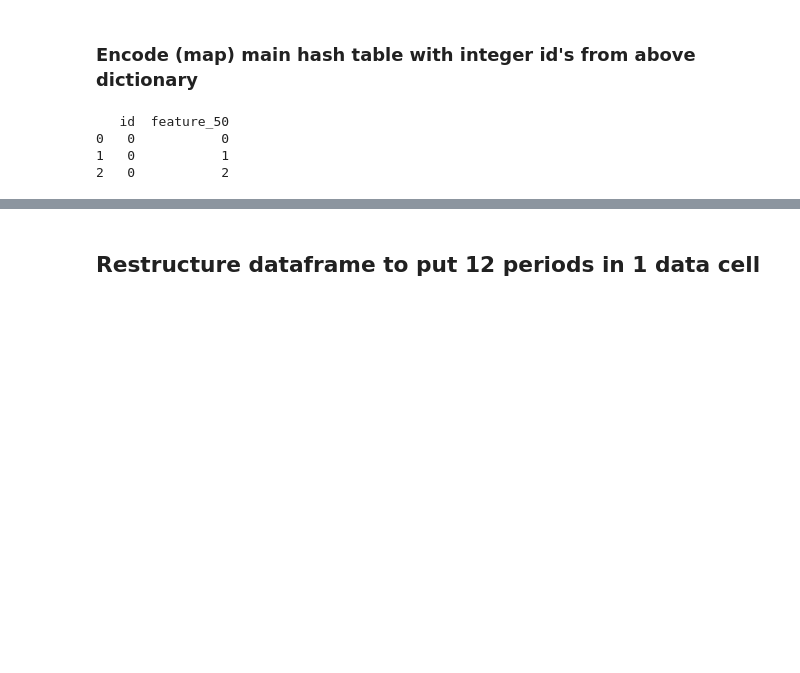
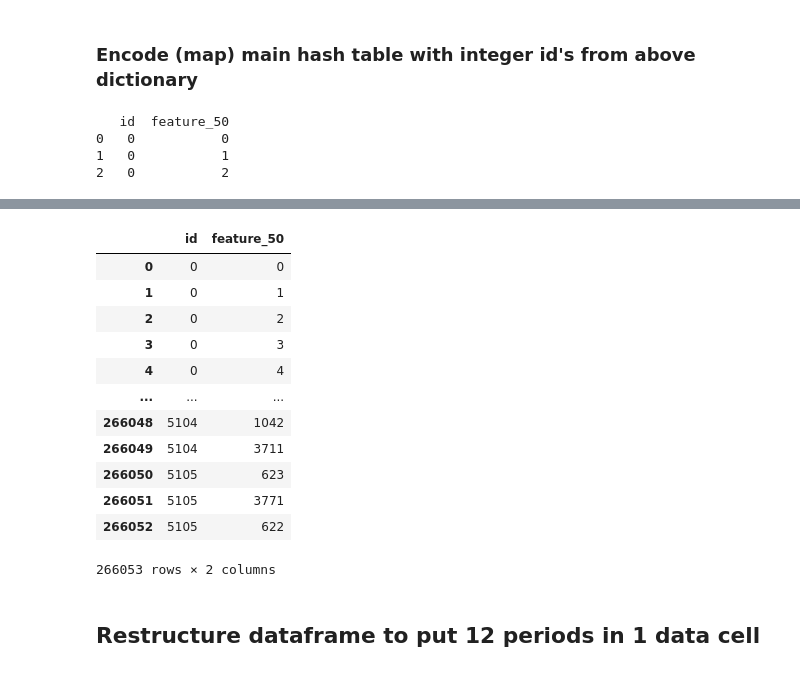
Before and after one commit to blastertec/Cellular-operator-custormer-classification, a Jupyter notebook: taras_haida_ks_task.ipynb, the cells around one changed output, grey strips where cells are left out. Saved outputs shown, nothing was run; the diff lists cells and outputs as text; code cells hidden in the pictures; blank space fills up the shorter version.

```diff
--- a/taras_haida_ks_task.ipynb
+++ b/taras_haida_ks_task.ipynb
@@ -160,5 +204,21 @@ print(hashed_df.head(3))
 # %%
 hashed_df_ = hashes_dict_df.T.to_dict('list')
+# %%
+hashed_df
+# %% [output]
+|  | id | feature_50 |
+| 0 | 0 | 0 |
+| 1 | 0 | 1 |
+| 2 | 0 | 2 |
+| 3 | 0 | 3 |
+| 4 | 0 | 4 |
+| ... | ... | ... |
+| 266048 | 5104 | 1042 |
+| 266049 | 5104 | 3711 |
+| 266050 | 5105 | 623 |
+| 266051 | 5105 | 3771 |
+| 266052 | 5105 | 622 |
+266053 rows × 2 columns
 # %% [markdown]
 ## Restructure dataframe to put 12 periods in 1 data cell
 # %%
```
Also changed, not shown: parts of 14 cells of this notebook.
